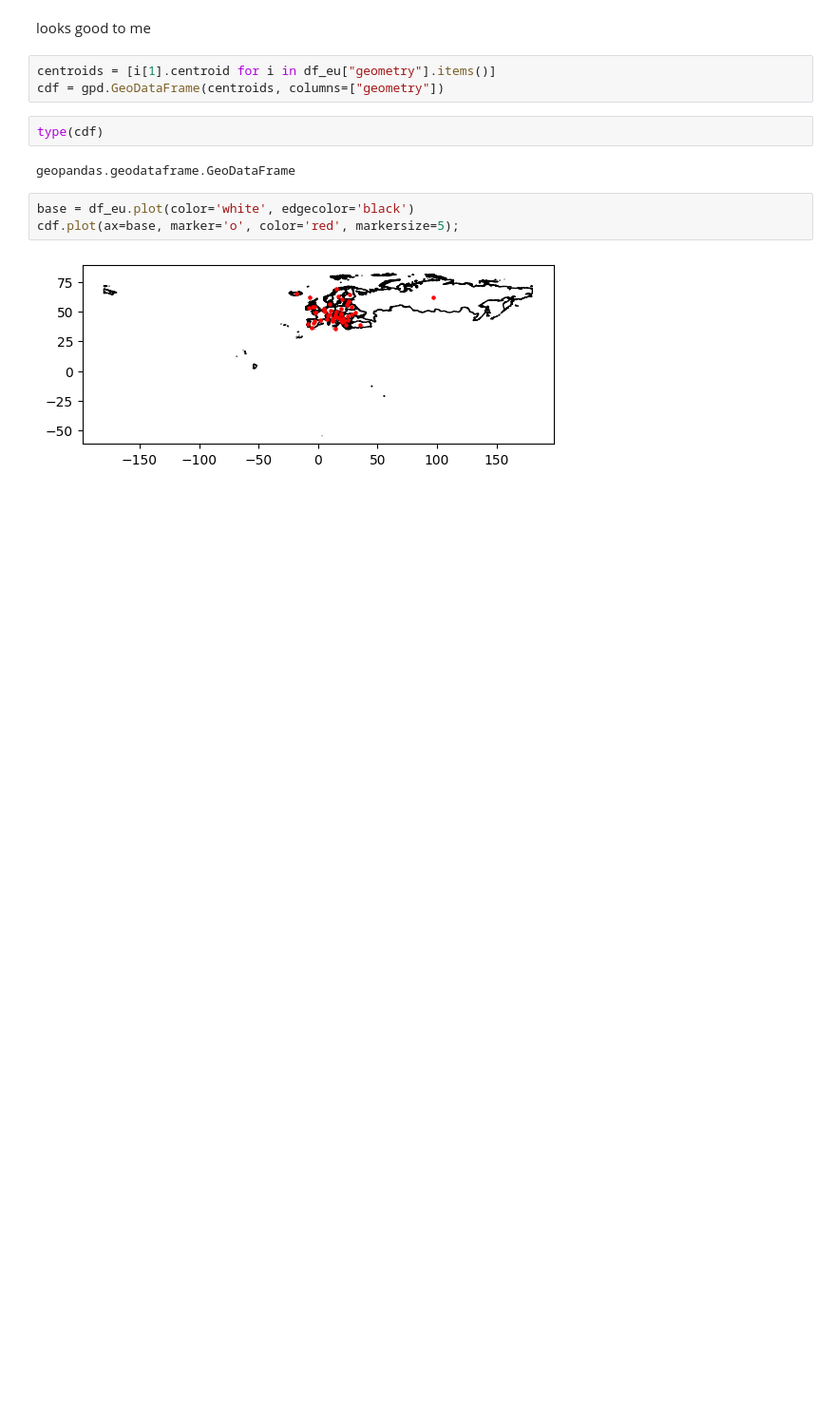
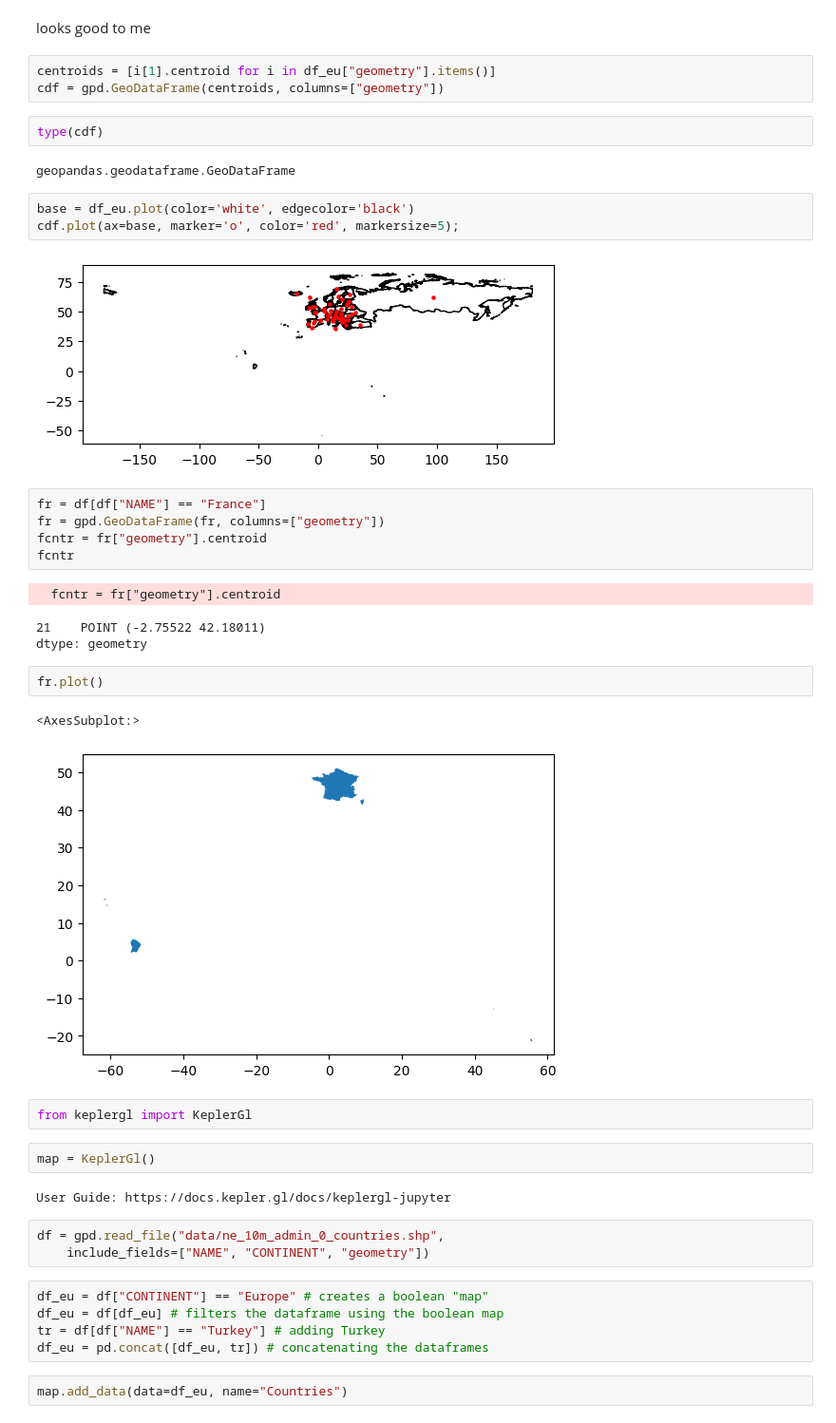
Before and after one commit to grndng/30DayMapChallenge, a Jupyter notebook: Day01/Day01_Points.ipynb, the cells around one changed output. Shown at 95% size. Drawn from its saved outputs; the diff is of its cells as text; blank space fills up the shorter version.

```diff
--- a/Day01/Day01_Points.ipynb
+++ b/Day01/Day01_Points.ipynb
@@ -31,3 +31,33 @@ base = df_eu.plot(color='white', edgecolor='black')
 cdf.plot(ax=base, marker='o', color='red', markersize=5);
 # %% [output]
 [figure]
+# %%
+fr = df[df["NAME"] == "France"]
+fr = gpd.GeoDataFrame(fr, columns=["geometry"])
+fcntr = fr["geometry"].centroid
+fcntr
+# %% [output]
+  fcntr = fr["geometry"].centroid
+21    POINT (-2.75522 42.18011)
+dtype: geometry
+# %%
+fr.plot()
+# %% [output]
+<AxesSubplot:>
+[figure, added]
+# %%
+from keplergl import KeplerGl
+# %%
+map = KeplerGl()
+# %% [output]
+User Guide: https://docs.kepler.gl/docs/keplergl-jupyter
+# %%
+df = gpd.read_file("data/ne_10m_admin_0_countries.shp",
+    include_fields=["NAME", "CONTINENT", "geometry"])
+# %%
+df_eu = df["CONTINENT"] == "Europe" # creates a boolean "map"
+df_eu = df[df_eu] # filters the dataframe using the boolean map
+tr = df[df["NAME"] == "Turkey"] # adding Turkey
+df_eu = pd.concat([df_eu, tr]) # concatenating the dataframes
+# %%
+map.add_data(data=df_eu, name="Countries")
```
Also changed, not shown: parts of 2 cells of this notebook, 3 other files.
